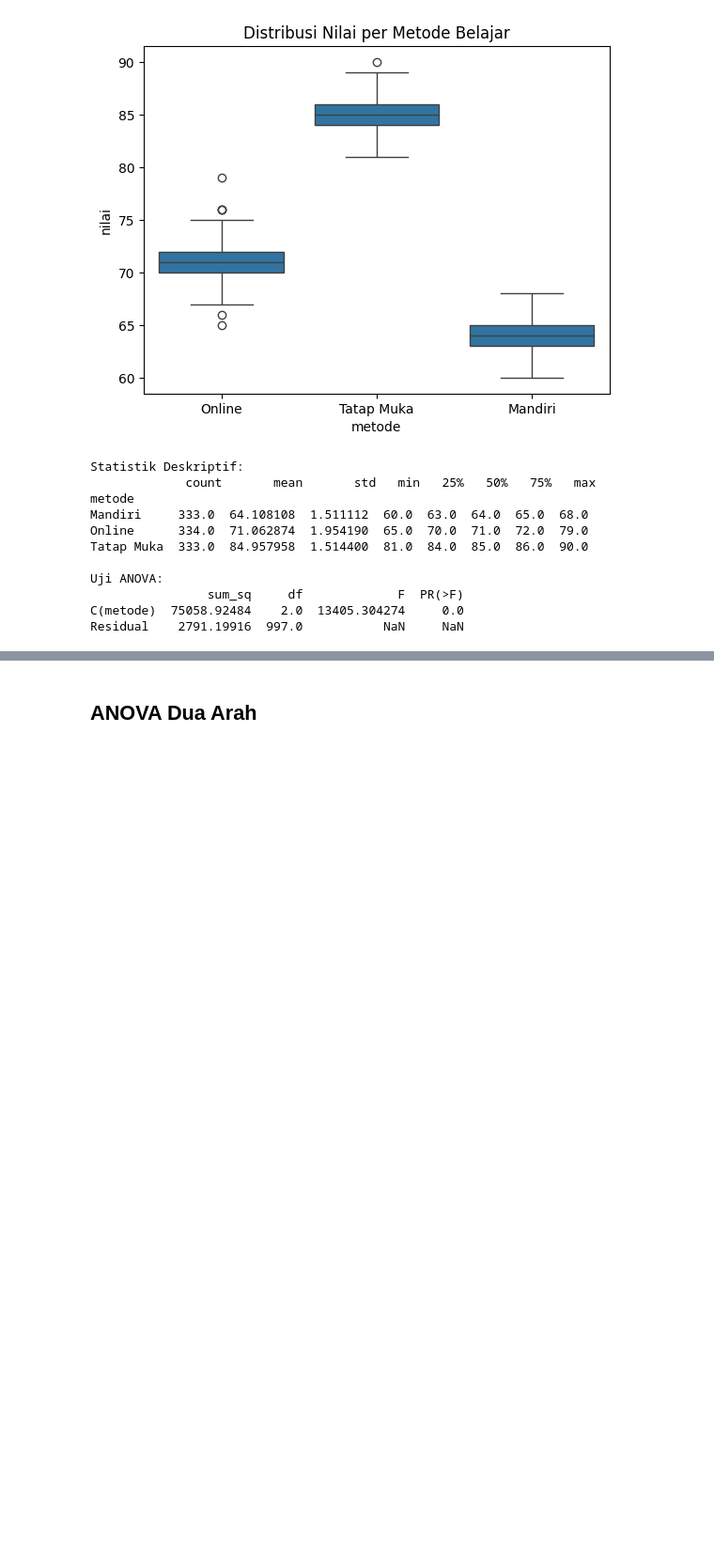
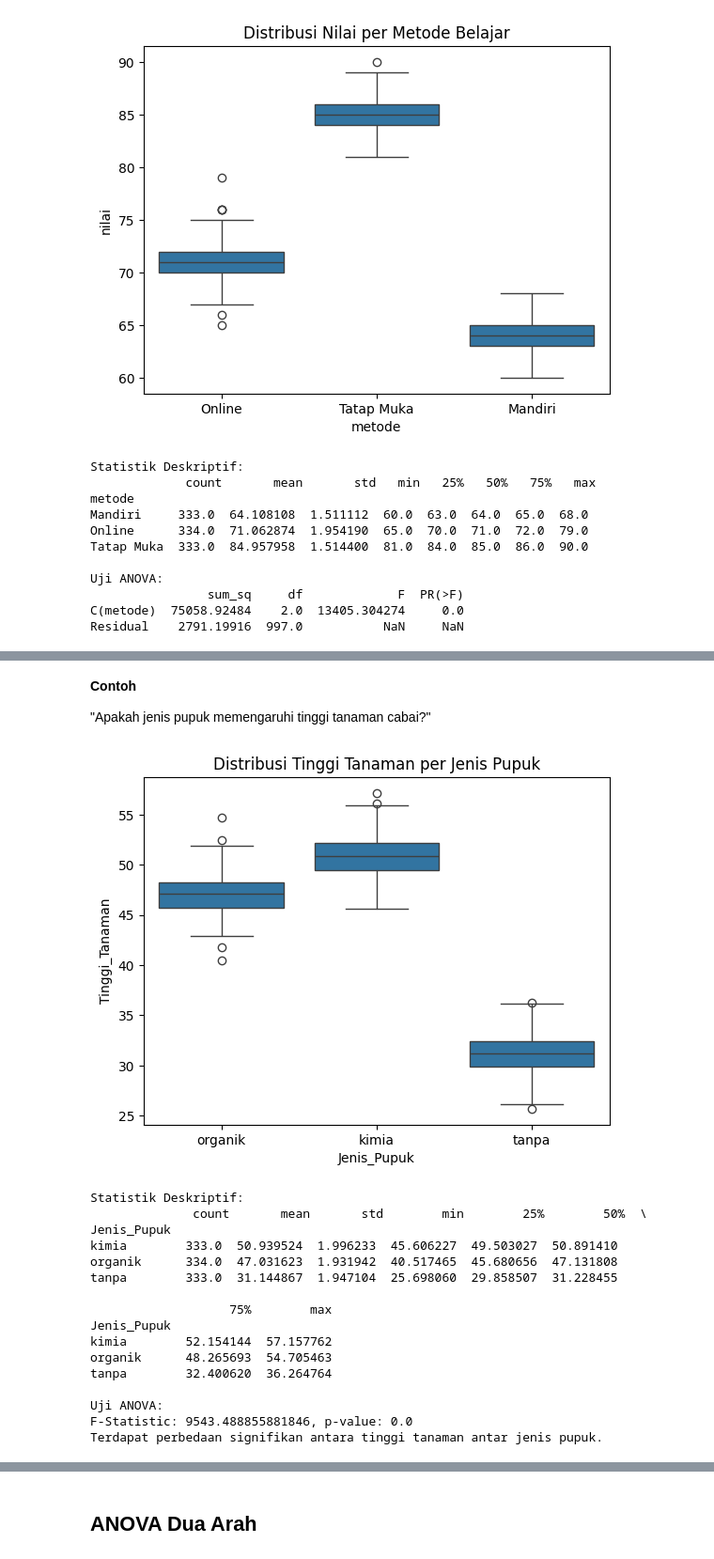
Before and after one commit to Yutsss/Probstat-Week13-Kelompok2, a Jupyter notebook: notebook/anova.ipynb, the cells around one changed output, grey strips where cells are left out. Shown at 94% size. Saved outputs shown, nothing was run; the diff lists cells and outputs as text; code cells hidden in the pictures; blank space fills up the shorter version.

```diff
--- a/notebook/anova.ipynb
+++ b/notebook/anova.ipynb
@@ -64,0 +67,55 @@ Terdapat perbedaan yang signifikan antara rata-rata nilai pada ketiga metode bel
+# %% [markdown]
+**Contoh**
+
+"Apakah jenis pupuk memengaruhi tinggi tanaman cabai?"
+# %%
+import pandas as pd
+import numpy as np
+import matplotlib.pyplot as plt
+import seaborn as sns
+from scipy import stats
+import statsmodels.api as sm
+from statsmodels.formula.api import ols
+
+# Baca data dari file CSV
+data_1a = pd.read_csv("../datasets/satu_arah(pupuk_tanaman).csv")
+
+# Visualisasi boxplot
+sns.boxplot(x="Jenis_Pupuk", y="Tinggi_Tanaman", data=data)
+plt.title("Distribusi Tinggi Tanaman per Jenis Pupuk")
+plt.show()
+
+# Statistik Deskriptif
+print("Statistik Deskriptif:\n", data.groupby('Jenis_Pupuk')['Tinggi_Tanaman'].describe())
+
+# Uji ANOVA satu arah
+f_stat, p_val = stats.f_oneway(
+    data['Tinggi_Tanaman'][data['Jenis_Pupuk'] == 'organik'],
+    data['Tinggi_Tanaman'][data['Jenis_Pupuk'] == 'kimia'],
+    data['Tinggi_Tanaman'][data['Jenis_Pupuk'] == 'tanpa']
+)
+
+print("\nUji ANOVA:")
+print(f"F-Statistic: {f_stat}, p-value: {p_val}")
+if p_val < 0.05:
+    print("Terdapat perbedaan signifikan antara tinggi tanaman antar jenis pupuk.")
+else:
+    print("Tidak ada perbedaan signifikan antara tinggi tanaman antar jenis pupuk.")
+# %% [output]
+[figure, added]
+Statistik Deskriptif:
+              count       mean       std        min        25%        50%  \
+Jenis_Pupuk
+kimia        333.0  50.939524  1.996233  45.606227  49.503027  50.891410
+organik      334.0  47.031623  1.931942  40.517465  45.680656  47.131808
+tanpa        333.0  31.144867  1.947104  25.698060  29.858507  31.228455
+
+                   75%        max
+Jenis_Pupuk
+kimia        52.154144  57.157762
+organik      48.265693  54.705463
+tanpa        32.400620  36.264764
+
+Uji ANOVA:
+F-Statistic: 9543.488855881846, p-value: 0.0
+Terdapat perbedaan signifikan antara tinggi tanaman antar jenis pupuk.
```
Also changed, not shown: parts of 3 cells of this notebook, 2 other files.
